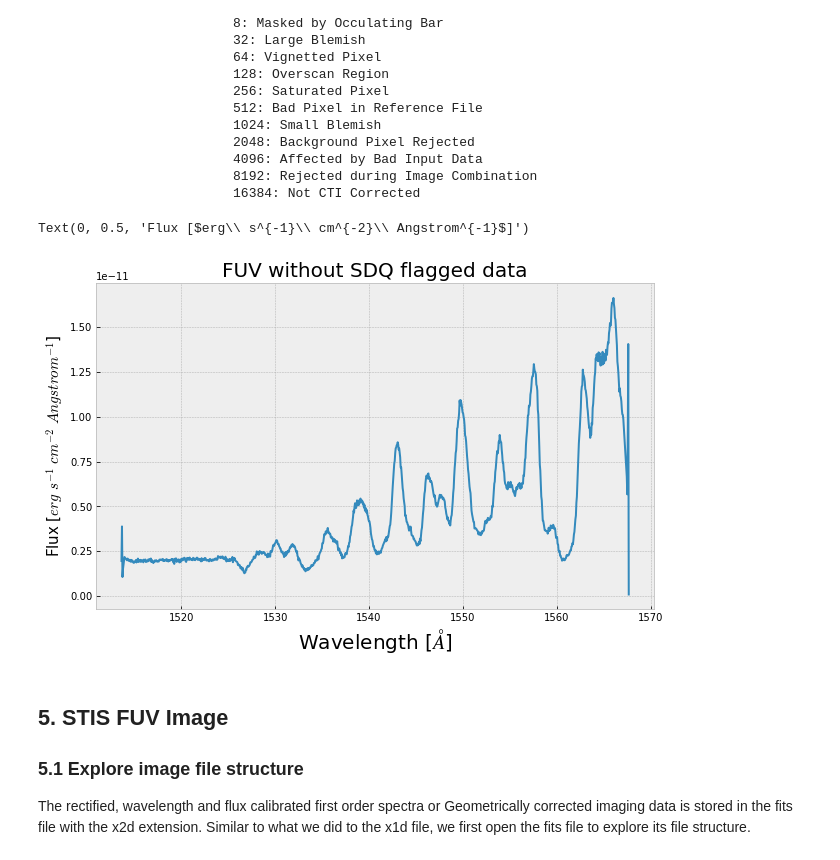
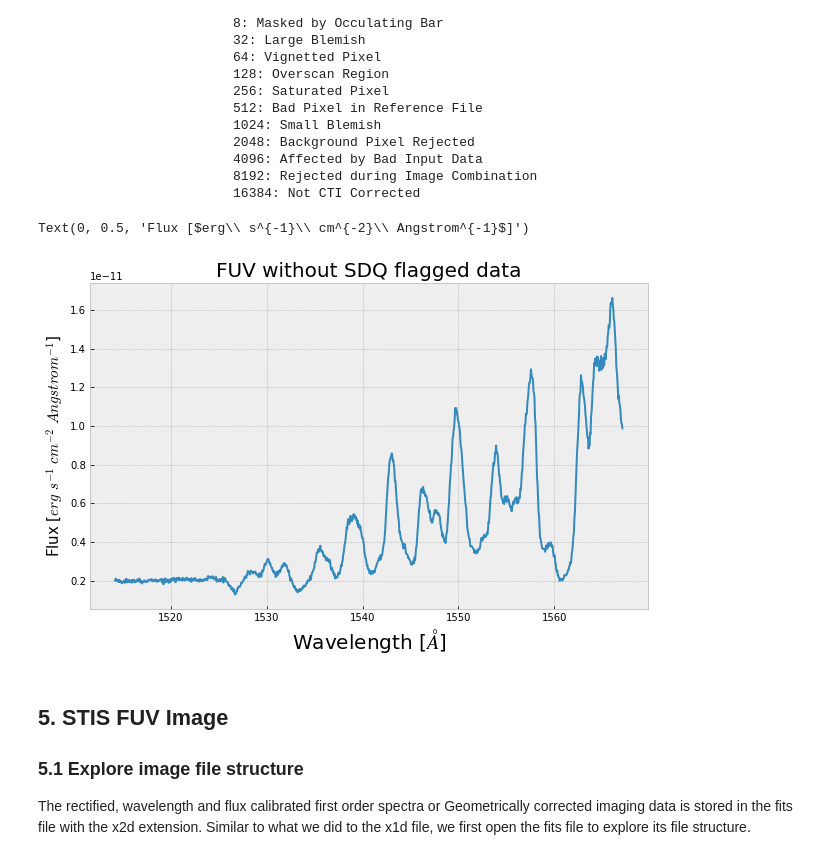
Before and after one commit to spacetelescope/STIS-Notebooks, a Jupyter notebook: View_Data/FUV.ipynb, the cells around one changed output. Saved outputs shown, nothing was run; the diff lists cells and outputs as text; code cells hidden in the pictures.

Commit message:
fixed data quality bit operation and histogram

```diff
--- a/View_Data/FUV.ipynb
+++ b/View_Data/FUV.ipynb
@@ -156,6 +156,19 @@ More info: https://hst-docs.stsci.edu/stisdhb/chapter-2-stis-data-structure/2-5-
 #We fill those "good points" with -1 in our case
 log_DQ = np.log2(x1d_data[0]["DQ"]).filled(-1)
 log_DQ = log_DQ.astype(int)
+# %%
+#First get the data quality flag from the x1d fits file, and convert them to log2 values
+#The data quality flag is a masked array that "hides" the pixels with no data quality issue.
+#We fill those "good points" with -1 in our case
+x1d_dq = x1d_data[0]["DQ"].filled(0)
+dq_bits = []
+for dq in x1d_dq:
+    if dq == 0:
+        dq_bits.append(-1)
+    else:
+        for b in range(0,15):
+            if dq & (2**b):
+                dq_bits.append(b)
 # %%
 #Assign the meaning of each data quality and make the histogram
 meanings = ["No Anomalies","Reed-Solomon decoding","Lost Data","Bad Detector Pixel","Masked by Occulating Bar",
@@ -205,23 +218,28 @@ The FUV was processed with SDQFLAGS = 31743, which in binary is 111101111111111
                          16384: Not CTI Corrected
 # %%
 # Filter the datapoints to where there are no serious DQ flags
-mask_noSDQ = [not elem for elem in np.in1d(x1d_data[0]["DQ"], sdq)]
+mask_noSDQ = np.ones(len(x1d_data[0]["WAVELENGTH"]),dtype=bool)
+for i in range(0,len(x1d_data[0]["WAVELENGTH"])):
+    for dq in sdq:
+        if x1d_data[0]["DQ"][i] & dq:
+            mask_noSDQ[i]=False
+            break
 wvln_noSDQ, flux_noSDQ = x1d_data[0]["WAVELENGTH"][
     mask_noSDQ], x1d_data[0]["FLUX"][mask_noSDQ]
 
 # Make the figure:
 plt.figure(figsize=(10, 6))
 
 # Plot the filtered datapoints
 plt.plot(wvln_noSDQ, flux_noSDQ)
 
 # Format the figure
 plt.title("FUV without SDQ flagged data", size=20)
 plt.xlabel('Wavelength [$\AA$]', size=20)
 plt.ylabel('Flux [$erg\ s^{-1}\ cm^{-2}\ Angstrom^{-1}$]', size=15)
 # %% [output]
 Text(0, 0.5, 'Flux [$erg\\ s^{-1}\\ cm^{-2}\\ Angstrom^{-1}$]')
-[figure, old version]
+[figure, new version]
 # %% [markdown]
 ## 5. STIS FUV Image
 ### 5.1 Explore image file structure
```
Also changed, not shown: parts of 1 cell of this notebook.
